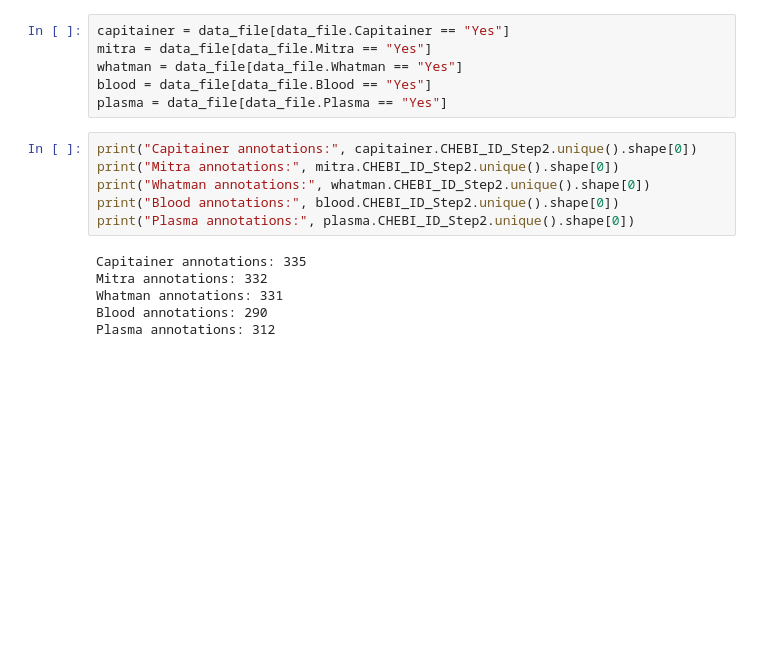
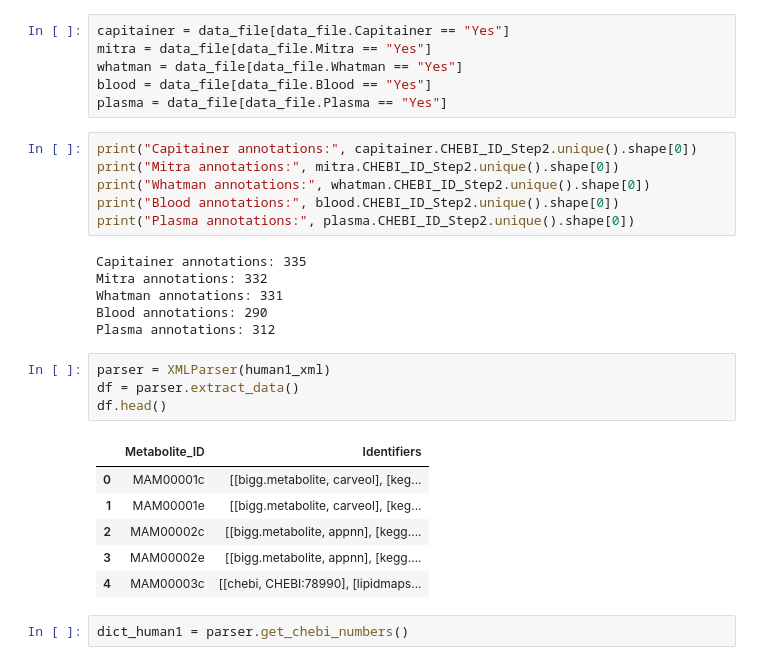
Before and after one commit to SamSaladino/Effective-Topological-Coverage-ETC, a Jupyter notebook: notebooks/03_Daniel_compilation.ipynb, the cells around one changed output. Cells and saved outputs as stored; diff of their text form; blank space fills up the shorter version.

```diff
--- a/notebooks/03_Daniel_compilation.ipynb
+++ b/notebooks/03_Daniel_compilation.ipynb
@@ -40,3 +41,16 @@ Mitra annotations: 332
 Whatman annotations: 331
 Blood annotations: 290
 Plasma annotations: 312
+# %%
+parser = XMLParser(human1_xml)
+df = parser.extract_data()
+df.head()
+# %% [output]
+|  | Metabolite_ID | Identifiers |
+| 0 | MAM00001c | [[bigg.metabolite, carveol], [keg... |
+| 1 | MAM00001e | [[bigg.metabolite, carveol], [keg... |
+| 2 | MAM00002c | [[bigg.metabolite, appnn], [kegg.... |
+| 3 | MAM00002e | [[bigg.metabolite, appnn], [kegg.... |
+| 4 | MAM00003c | [[chebi, CHEBI:78990], [lipidmaps... |
+# %%
+dict_human1 = parser.get_chebi_numbers()
```
Also changed, not shown: parts of 14 cells of this notebook.
